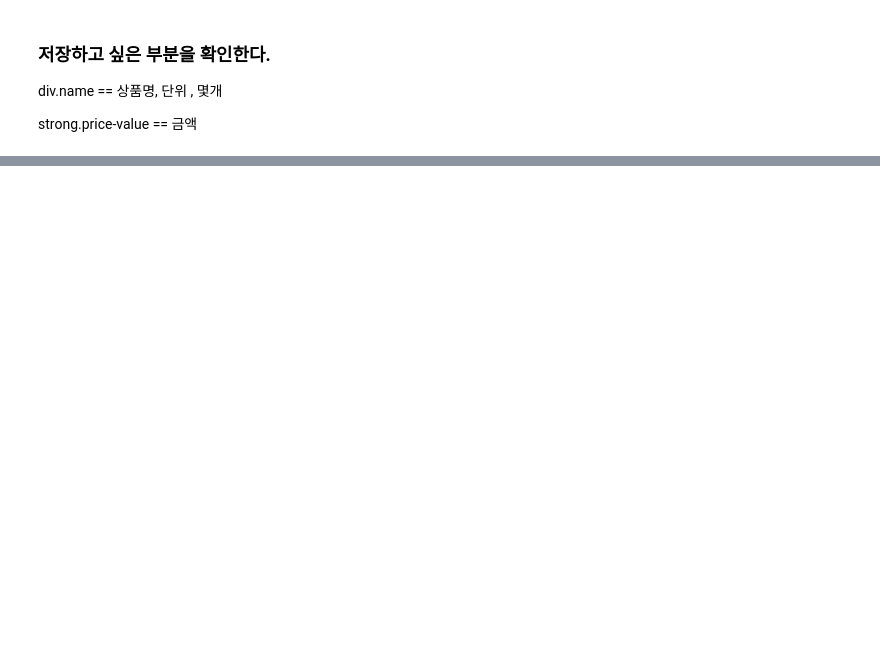
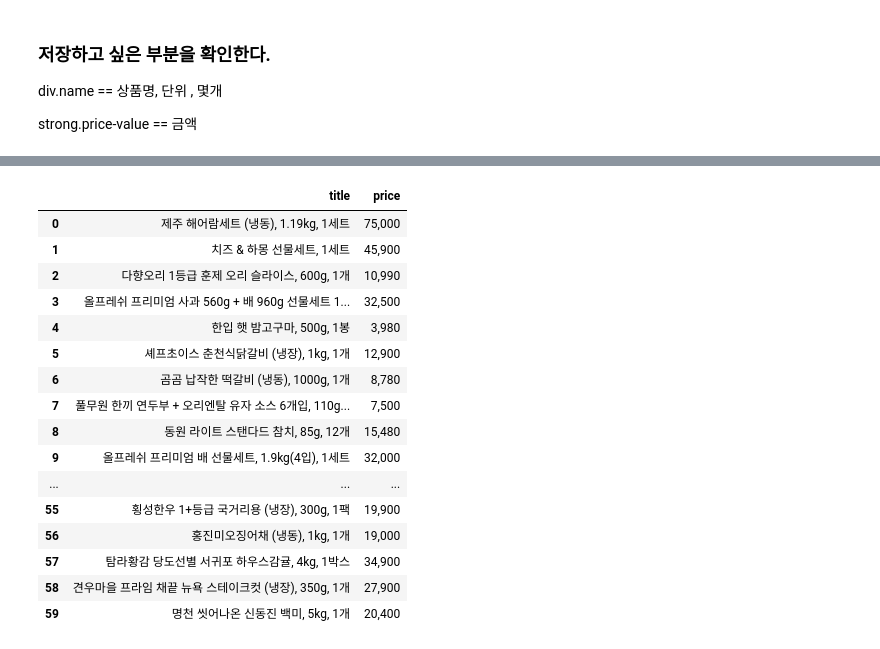
Before and after one commit to sxzcad/scrapping, a Jupyter notebook: practice/Cupang.ipynb, the cells around one changed output, grey strips where cells are left out. Saved outputs shown, nothing was run; the diff lists cells and outputs as text; code cells hidden in the pictures; blank space fills up the shorter version.

```diff
--- a/practice/Cupang.ipynb
+++ b/practice/Cupang.ipynb
@@ -78,0 +82,3 @@ strong.price-value == 금액
+# %%
+part = page.select('dl.baby-product-wrap')
+len(part)
@@ -79,5 +87,5 @@ strong.price-value == 금액
 # %%
-title = page[0].select('div.name')[5].text.strip()
+title = page.select('div.name')[0].text.strip()
 
 title
 # %% [output]
@@ -85,5 +93,5 @@ title
 # %%
-price = page[0].select('strong.price-value')[0].text.strip()
+price = page.select('strong.price-value')[0].text.strip()
 
 price
 # %% [output]
@@ -90,0 +104,6 @@ price
+# %%
+cupang = []
+for page in part :
+    title = page.select('div.name')[0].text.strip()
+    price = page.select('strong.price-value')[0].text.strip()
+    cupang.append([title, price])
@@ -90,0 +132,22 @@ price
+# %%
+df = pd.DataFrame(cupang,columns = ['title','price'])
+
+df
+# %% [output]
+|  | title | price |
+| 0 | 제주 해어람세트 (냉동), 1.19kg, 1세트 | 75,000 |
+| 1 | 치즈 & 하몽 선물세트, 1세트 | 45,900 |
+| 2 | 다향오리 1등급 훈제 오리 슬라이스, 600g, 1개 | 10,990 |
+| 3 | 올프레쉬 프리미엄 사과 560g + 배 960g 선물세트 1... | 32,500 |
+| 4 | 한입 햇 밤고구마, 500g, 1봉 | 3,980 |
+| 5 | 셰프초이스 춘천식닭갈비 (냉장), 1kg, 1개 | 12,900 |
+| 6 | 곰곰 납작한 떡갈비 (냉동), 1000g, 1개 | 8,780 |
+| 7 | 풀무원 한끼 연두부 + 오리엔탈 유자 소스 6개입, 110g... | 7,500 |
+| 8 | 동원 라이트 스탠다드 참치, 85g, 12개 | 15,480 |
+| 9 | 올프레쉬 프리미엄 배 선물세트, 1.9kg(4입), 1세트 | 32,000 |
+| ... | ... | ... |
+| 55 | 횡성한우 1+등급 국거리용 (냉장), 300g, 1팩 | 19,900 |
+| 56 | 홍진미오징어채 (냉동), 1kg, 1개 | 19,000 |
+| 57 | 탐라황감 당도선별 서귀포 하우스감귤, 4kg, 1박스 | 34,900 |
+| 58 | 견우마을 프라임 채끝 뉴욕 스테이크컷 (냉장), 350g, 1개 | 27,900 |
+| 59 | 명천 씻어나온 신동진 백미, 5kg, 1개 | 20,400 |
```
Also changed, not shown: parts of 12 cells of this notebook, 1 other file.
